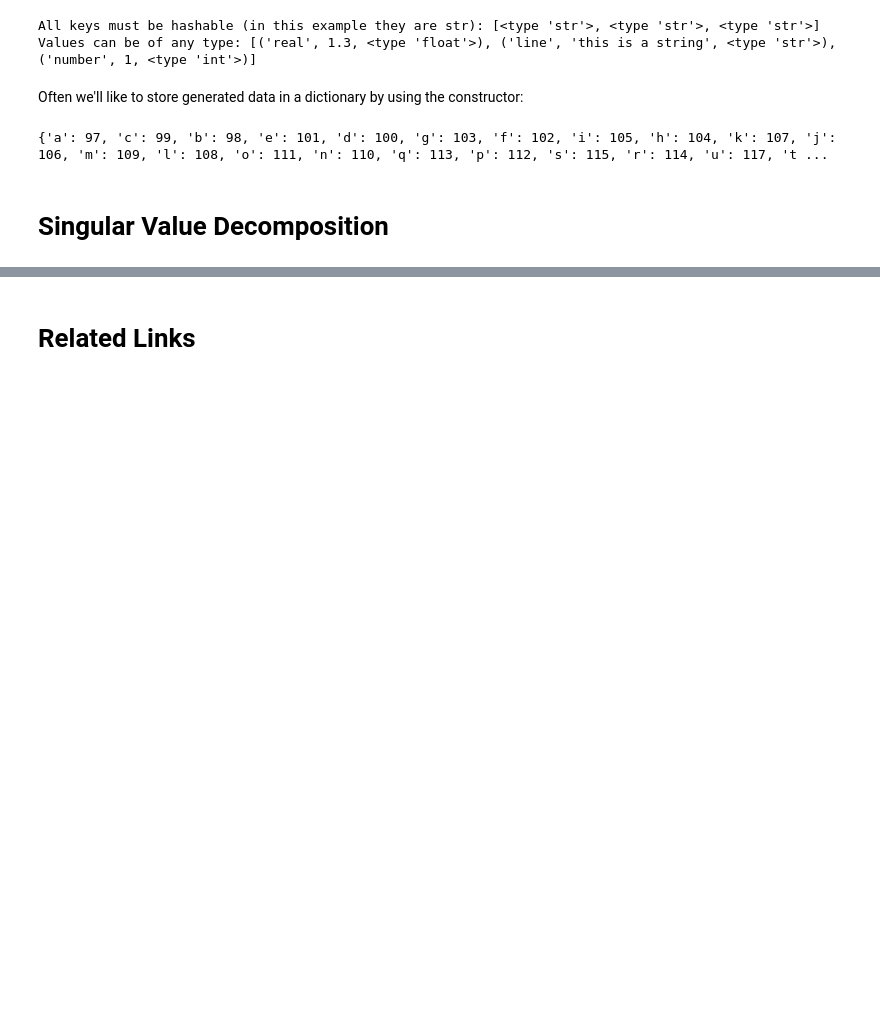
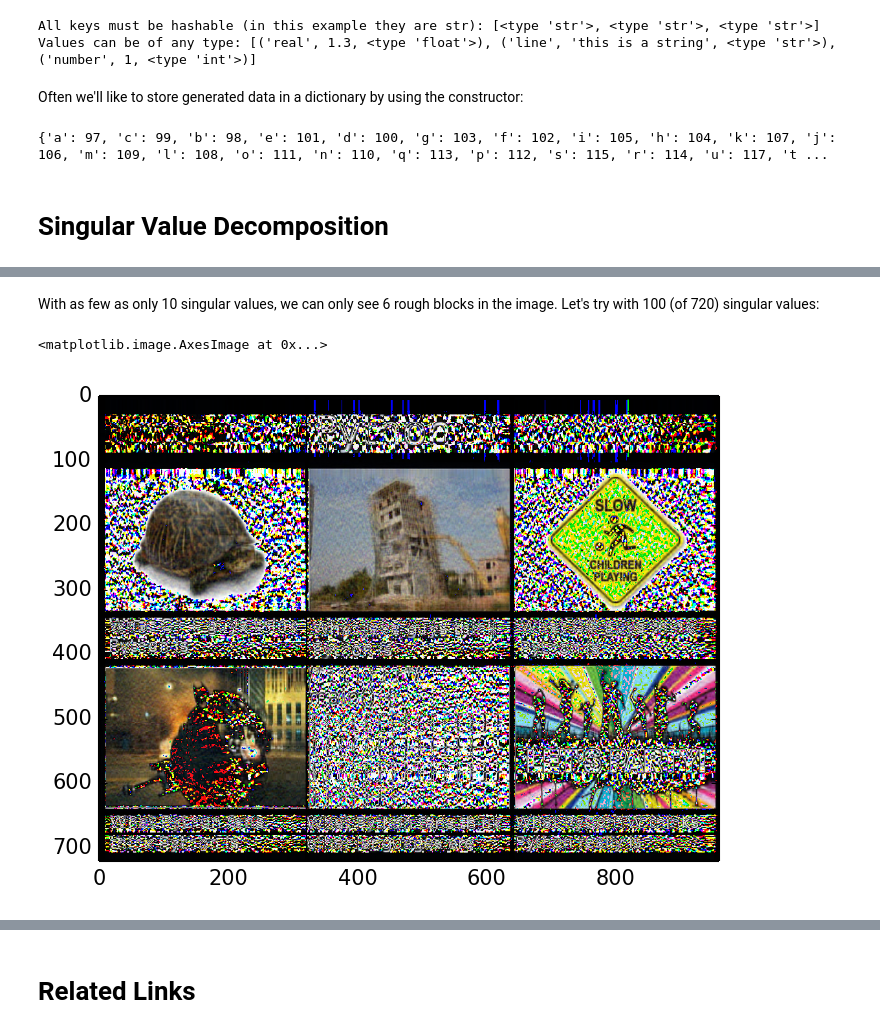
Before and after one commit to yungyuc/pubtalk, a Jupyter notebook: 201404_pyappintro/python_app_intro.ipynb, the cells around one changed output, grey strips where cells are left out. Cells and saved outputs as stored; diff of their text form; code cells hidden in the pictures; blank space fills up the shorter version.

```diff
--- a/201404_pyappintro/python_app_intro.ipynb
+++ b/201404_pyappintro/python_app_intro.ipynb
@@ -179,0 +235,7 @@ print(dict([(chr(val), val) for val in range(97, 97+26)]))
+# %% [markdown]
+With as few as only 10 singular values, we can only see 6 rough blocks in the image.  Let's try with 100 (of 720) singular values:
+# %%
+pylab.imshow(compress(pix, 100))
+# %% [output]
+<matplotlib.image.AxesImage at 0x...>
+[figure, added]
```
Also changed, not shown: parts of 16 cells of this notebook, 1 other file.
